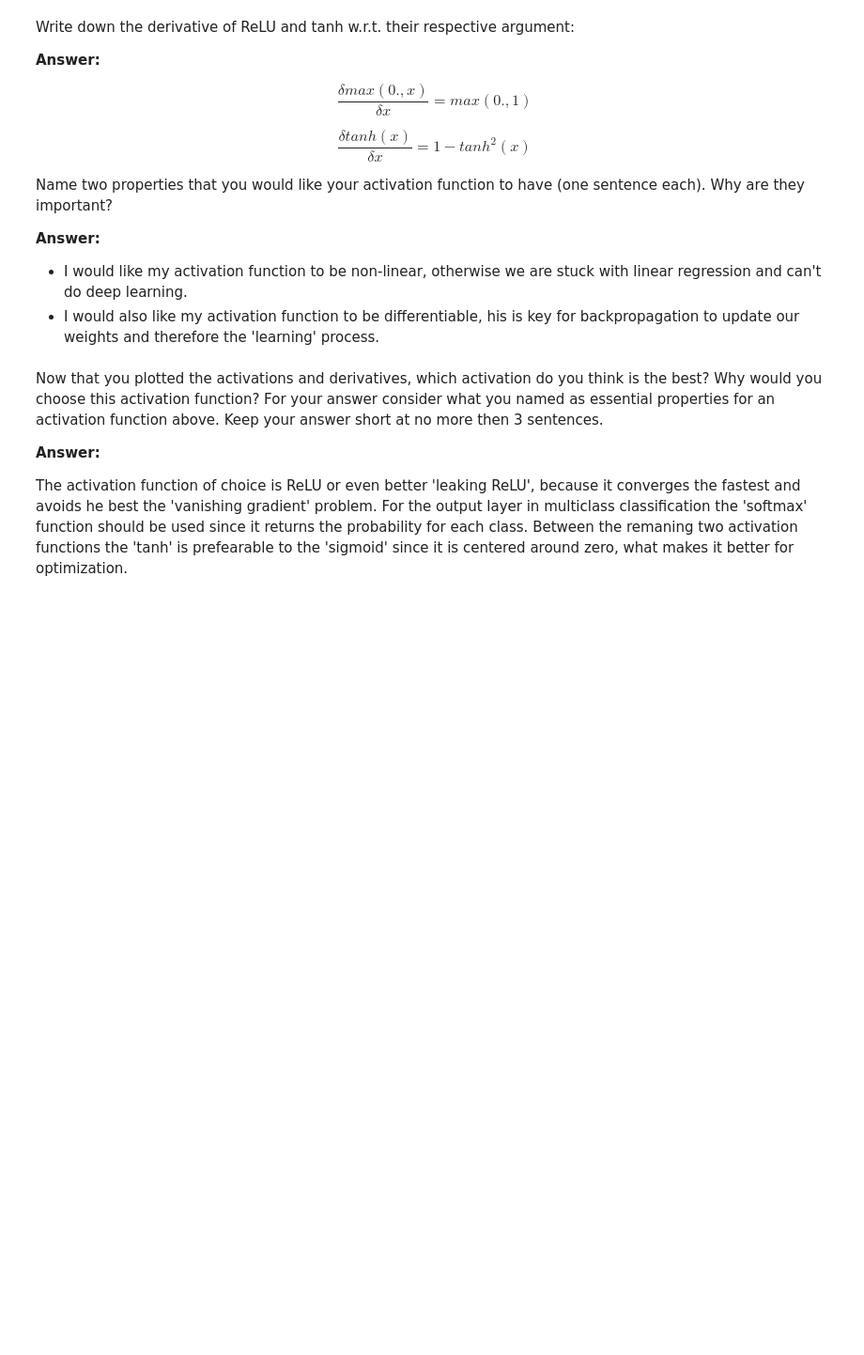
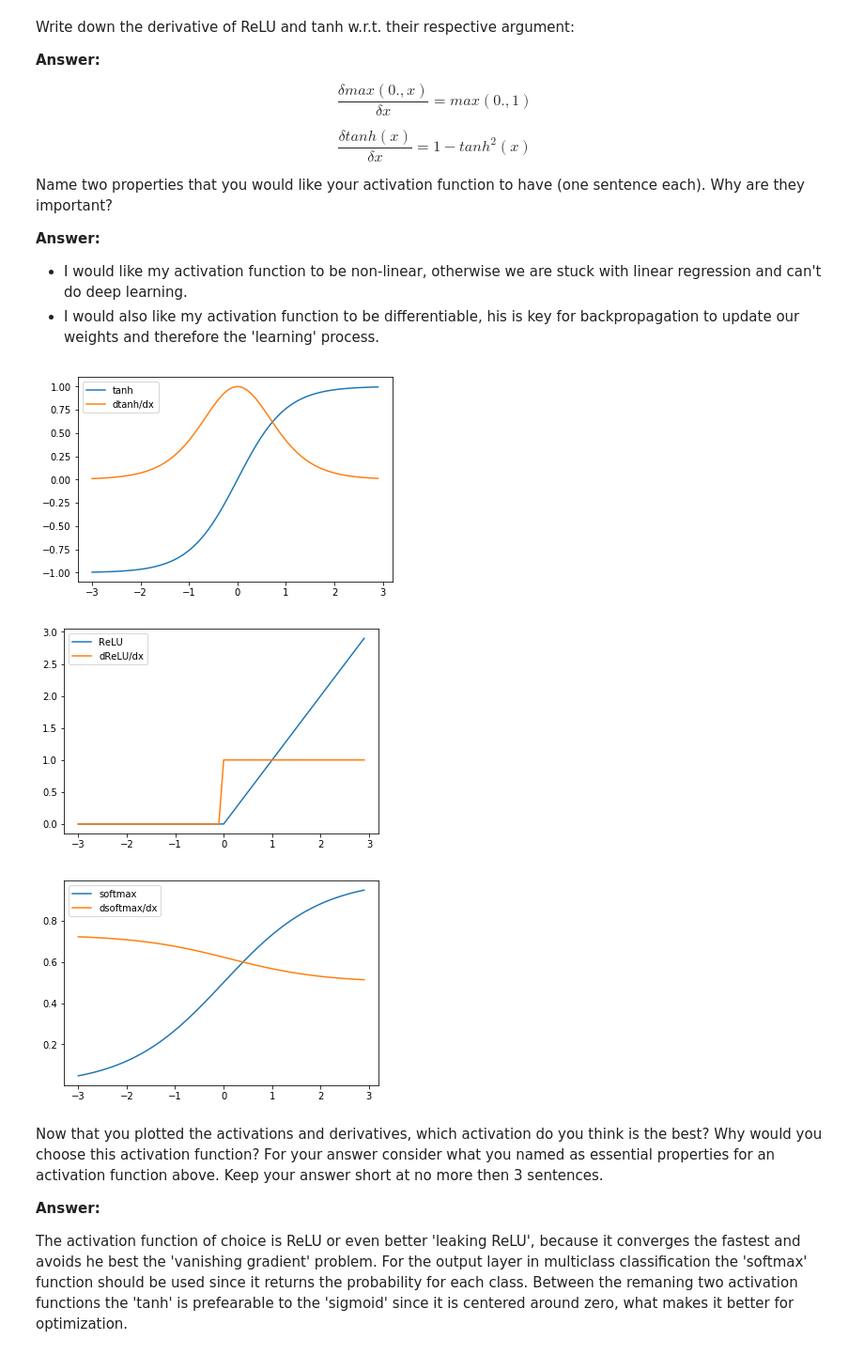
Before and after one commit to 3lLobo/MachineLearningLab2, a Jupyter notebook: lab2.ipynb, the cells around one changed output. Shown at 94% size. Drawn from its saved outputs; the diff is of its cells as text; code cells hidden in the pictures; blank space fills up the shorter version.

```diff
--- a/lab2.ipynb
+++ b/lab2.ipynb
@@ -599,3 +623,42 @@ raise NotImplementedError()
+# %%
+# plot the function and the derivative for the activations sigmoid, tanh and ReLU.
+from scipy.special import expit
+
+x = np.arange(-3,3,0.1)
+
+
+def tanhyp(x, derivative=False):
+    tanh = np.tanh(x)
+    if derivative:
+        return 1-np.power(tanh,2.)
+    return tanh
+
+def ReLU(x, derivative=False):
+    if derivative:
+        return (x>0)*1
+    return np.maximum(x,0.)
+
+def softmax(x, derivative=False):
+    if derivative:
+        return expit(1-expit(x))
+    return expit(x)
+
+plot(x, tanhyp(x), label='tanh')
+plot(x, tanhyp(x, derivative=True), label='dtanh/dx')
+plt.legend()
+plt.show()
+plot(x, ReLU(x), label='ReLU')
+plot(x, ReLU(x, derivative=True), label='dReLU/dx')
+plt.legend()
+plt.show()
+plot(x, softmax(x), label='softmax')
+plot(x, softmax(x, derivative=True), label='dsoftmax/dx')
+plt.legend()
+plt.show()
+# %% [output]
+[figure, added]
+[figure, added]
+[figure, added]
 # %% [markdown]
 Now that you plotted the activations and derivatives, which activation do you think is the best? Why would you choose this activation function? For your answer consider what you named as essential properties for an activation function above. Keep your answer short at no more then 3 sentences.
 
```
Also changed, not shown: parts of 5 cells of this notebook.
